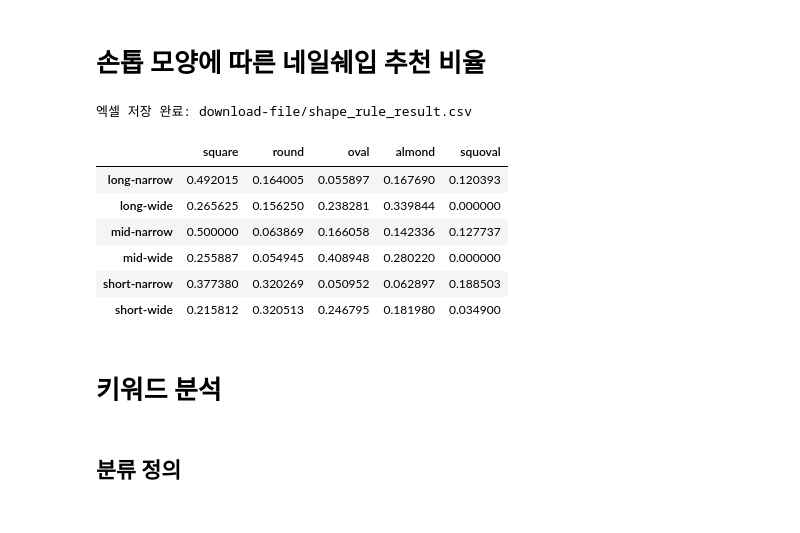
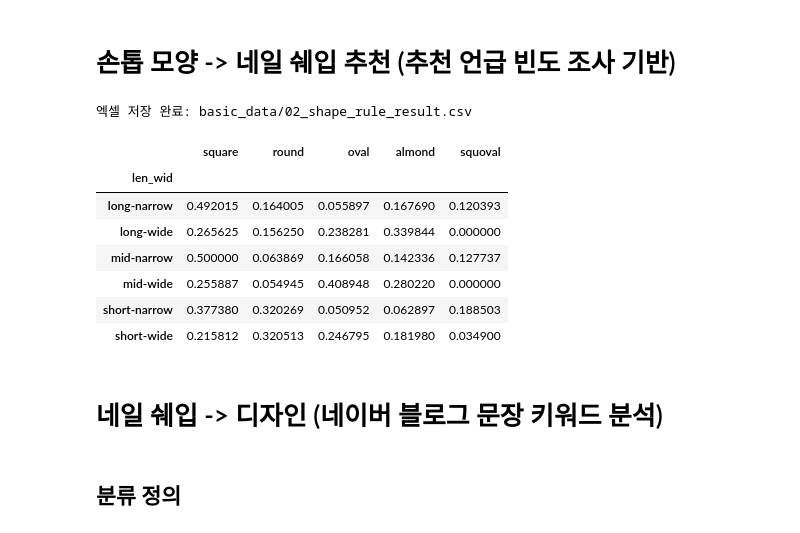
Before and after one commit to jihwanhuh/nail-recommend, a Jupyter notebook: nail_rlue/04_keyword-analysis.ipynb, the cells around one changed output. Cells and saved outputs as stored; diff of their text form; code cells hidden in the pictures.

```diff
--- a/nail_rlue/04_keyword-analysis.ipynb
+++ b/nail_rlue/04_keyword-analysis.ipynb
@@ -1,5 +1,5 @@
 # %% [markdown]
-# 손톱 모양에 따른 네일쉐입 추천 비율
+# 손톱 모양 -> 네일 쉐입 추천 (추천 언급 빈도 조사 기반)
 # %%
 import pandas as pd
 import os
@@ -12,8 +12,8 @@ import os
 
 
 # 1) 파일 경로
-length_path = "basic_data/네일 추천 분류 - 손톱 길이.csv"
-area_path   = "basic_data/네일 추천 분류 - 손톱 면적.csv"
+length_path = "basic_data/01_네일 추천 분류 - 손톱 길이.csv"
+area_path   = "basic_data/01_네일 추천 분류 - 손톱 면적.csv"
 
 # 2) CSV 로드
 def load_csv(path):
@@ -80,36 +80,38 @@ def combine(length_p, area_p, alpha=0.7, beta=0.3):
         L = length_p.get(s, 0)
         A = area_p.get(s, 0)
 
         base  = (L + A) / 2
         inter = min(L, A)
         final = alpha * base + beta * inter
 
         result[s] = final
 
     # 정규화
     total = sum(result.values())
     return {s: result[s] / total for s in shapes}
 
 # 6) 길이 × 면적 모든 조합 계산
 all_combos = {}
 
 for length_cond, len_freq in length_freq.items():
     for area_cond, are_freq in area_freq.items():
         key = f"{length_cond}-{area_cond}"
         all_combos[key] = combine(len_freq, are_freq)
 
 # 7) 결과를 DataFrame으로 변환
 df_result = pd.DataFrame(all_combos).T
+df_result.index.name = "len_wid"
 
 # 8) 엑셀 저장
 os.makedirs("download-file", exist_ok=True)
-df_result.to_csv("download-file/shape_rule_result.csv", index=False, encoding="utf-8-sig")
-print("\n엑셀 저장 완료: download-file/shape_rule_result.csv")
+df_result.to_csv("basic_data/02_shape_rule_result.csv", index=True, encoding="utf-8-sig")
+print("\n엑셀 저장 완료: basic_data/02_shape_rule_result.csv")
 
 df_result
 # %% [output]
-엑셀 저장 완료: download-file/shape_rule_result.csv
+엑셀 저장 완료: basic_data/02_shape_rule_result.csv
 |  | square | round | oval | almond | squoval |
+| len_wid |  |  |  |  |  |
 | long-narrow | 0.492015 | 0.164005 | 0.055897 | 0.167690 | 0.120393 |
 | long-wide | 0.265625 | 0.156250 | 0.238281 | 0.339844 | 0.000000 |
 | mid-narrow | 0.500000 | 0.063869 | 0.166058 | 0.142336 | 0.127737 |
@@ -117,7 +119,7 @@ df_result
 | short-narrow | 0.377380 | 0.320269 | 0.050952 | 0.062897 | 0.188503 |
 | short-wide | 0.215812 | 0.320513 | 0.246795 | 0.181980 | 0.034900 |
 # %% [markdown]
-# 키워드 분석
+# 네일 쉐입 -> 디자인 (네이버 블로그 문장 키워드 분석)
 # %% [markdown]
 ## 분류 정의
 # %% [markdown]
```
Also changed, not shown: parts of 13 cells of this notebook, 3 other files.
